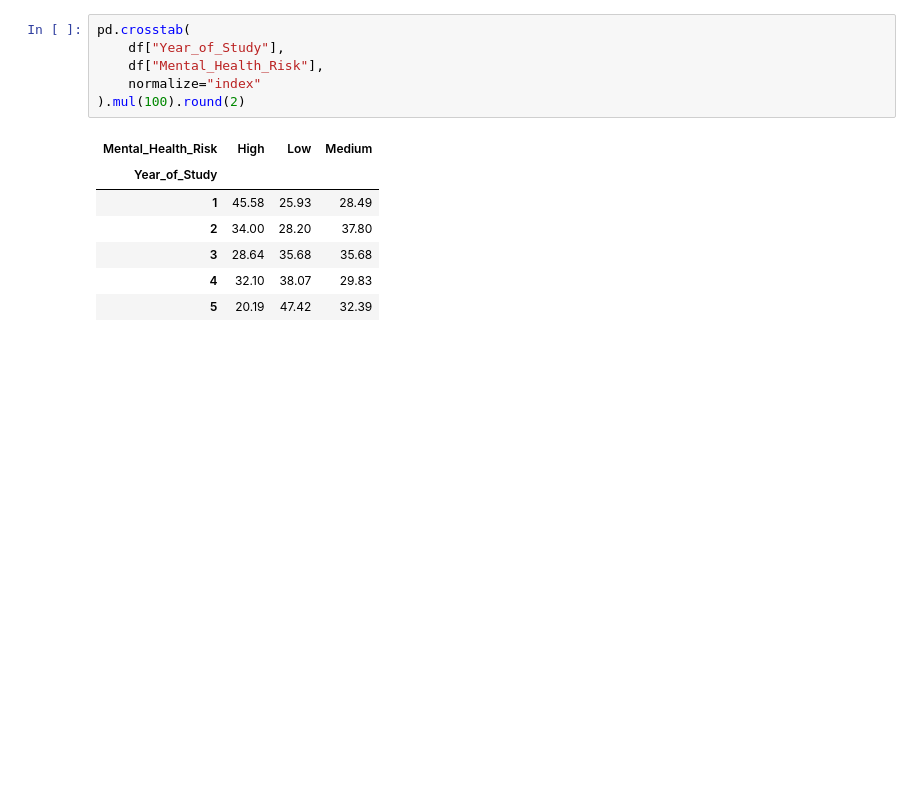
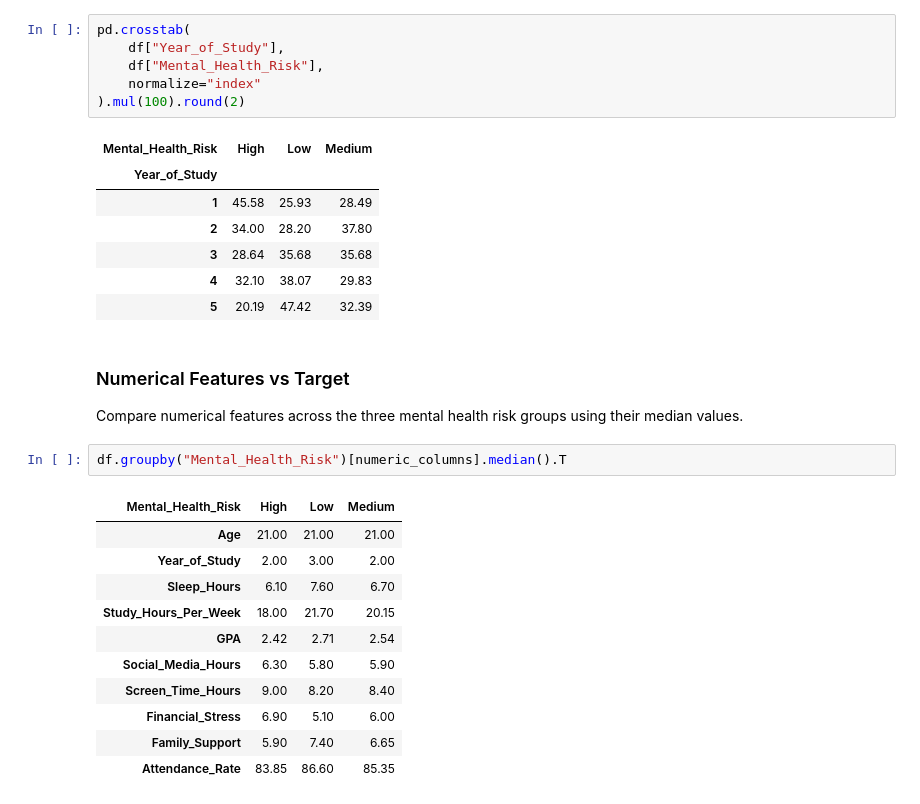
Before and after one commit to lahcen404/MindScope, a Jupyter notebook: notebooks/EDA.ipynb, the cells around one changed output. Cells and saved outputs as stored; diff of their text form; blank space fills up the shorter version.

Commit message:
finish Bivariate Analysis for Numerical features

```diff
--- a/notebooks/EDA.ipynb
+++ b/notebooks/EDA.ipynb
@@ -377,3 +377,21 @@ pd.crosstab(
 | 3 | 28.64 | 35.68 | 35.68 |
 | 4 | 32.10 | 38.07 | 29.83 |
 | 5 | 20.19 | 47.42 | 32.39 |
+# %% [markdown]
+### Numerical Features vs Target
+
+Compare numerical features across the three mental health risk groups using their median values.
+# %%
+df.groupby("Mental_Health_Risk")[numeric_columns].median().T
+# %% [output]
+| Mental_Health_Risk | High | Low | Medium |
+| Age | 21.00 | 21.00 | 21.00 |
+| Year_of_Study | 2.00 | 3.00 | 2.00 |
+| Sleep_Hours | 6.10 | 7.60 | 6.70 |
+| Study_Hours_Per_Week | 18.00 | 21.70 | 20.15 |
+| GPA | 2.42 | 2.71 | 2.54 |
+| Social_Media_Hours | 6.30 | 5.80 | 5.90 |
+| Screen_Time_Hours | 9.00 | 8.20 | 8.40 |
+| Financial_Stress | 6.90 | 5.10 | 6.00 |
+| Family_Support | 5.90 | 7.40 | 6.65 |
+| Attendance_Rate | 83.85 | 86.60 | 85.35 |
```
